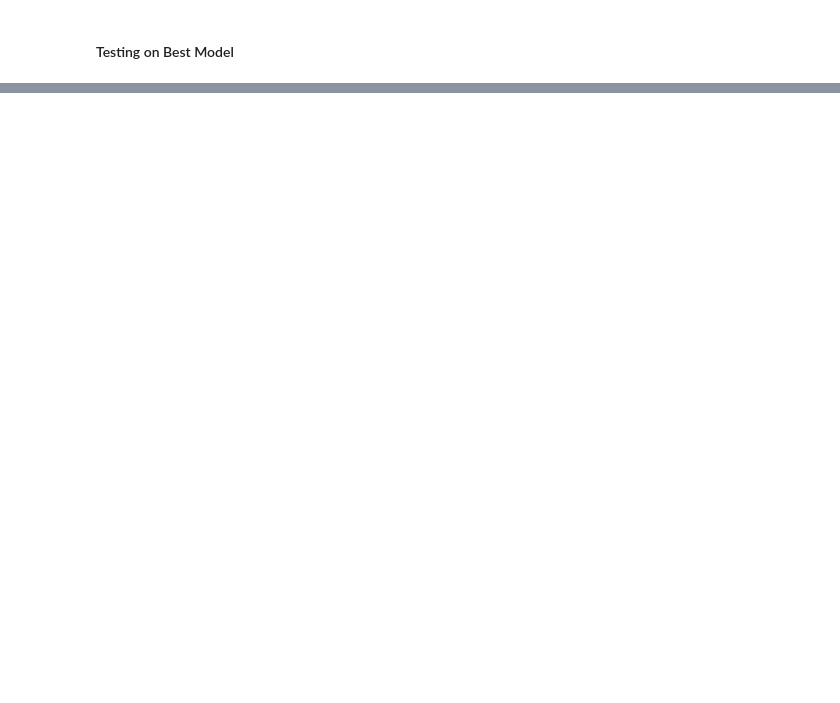
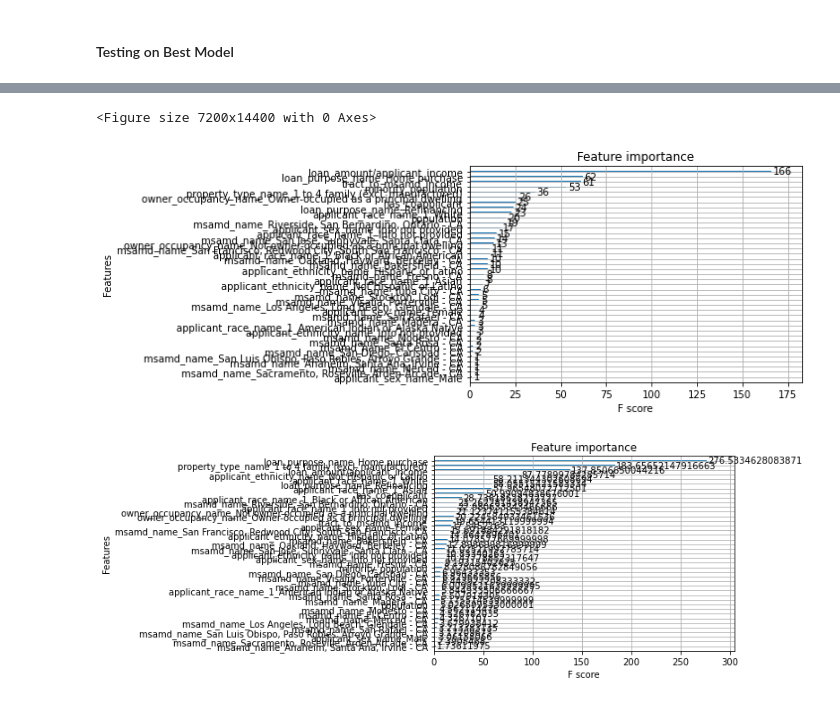
Before and after one commit to mattrimol/Home_Loan_Approval, a Jupyter notebook: ca_housing.ipynb, the cells around one changed output, grey strips where cells are left out. Cells and saved outputs as stored; diff of their text form; code cells hidden in the pictures; blank space fills up the shorter version.

```diff
--- a/ca_housing.ipynb
+++ b/ca_housing.ipynb
@@ -547,0 +822,14 @@ cross_validate(X_tr4, y_tr4, gbm2, threshold=0.75)
+# %%
+X_train = copy.deepcopy(X_tr4)
+X_test = copy.deepcopy(X_te4)
+y_train = copy.deepcopy(y_tr4)
+y_test = copy.deepcopy(y_te4)
+# %%
+model = gbm2
+# %%
+#preprocess X sets
+X_tr_proc, X_te_proc = preprocess_columns(X_train, X_test)
+
+#Balance pos/neg class with undersampling
+X_tr_rs, y_tr_rs = under_sample_bal(X_tr_proc, y_train)
+#print(np.sum(y_tr_rs == 1), np.sum(y_tr_rs == 0)) ###Checker to make sure balanced right
@@ -600,0 +913,9 @@ test(X_tr4, X_te4, y_tr4, y_te4, rfc)
+# %%
+plt.figure(figsize=(100, 200))
+xgb.plot_importance(model)
+xgb.plot_importance(model, importance_type='gain')
+plt.show()
+# %% [output]
+<Figure size 7200x14400 with 0 Axes>
+[figure, added]
+[figure, added]
```
Also changed, not shown: parts of 51 cells of this notebook, 2 other files.
